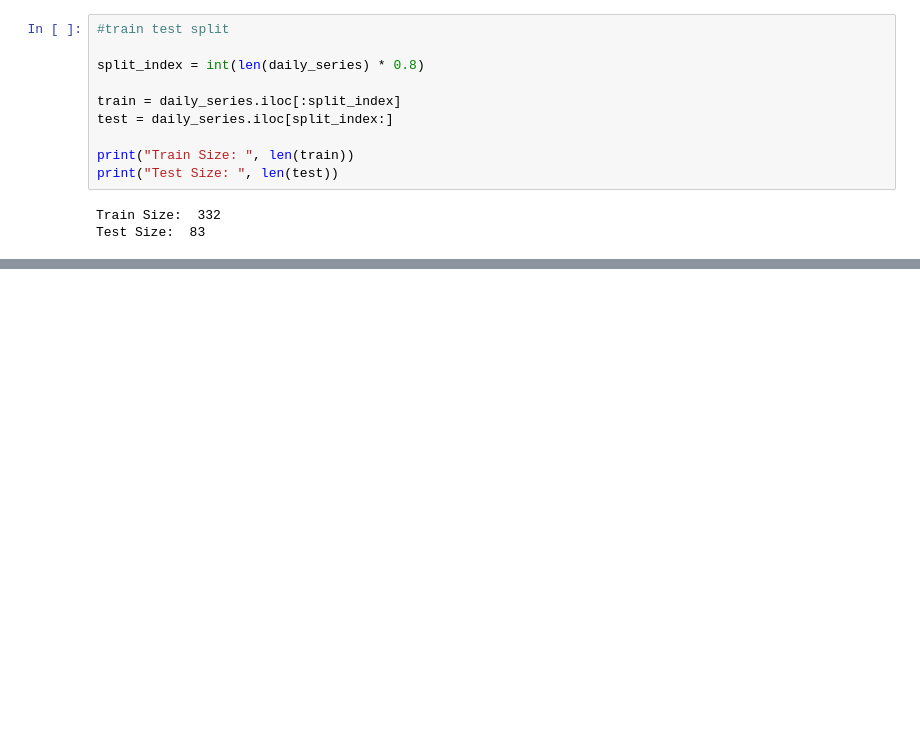
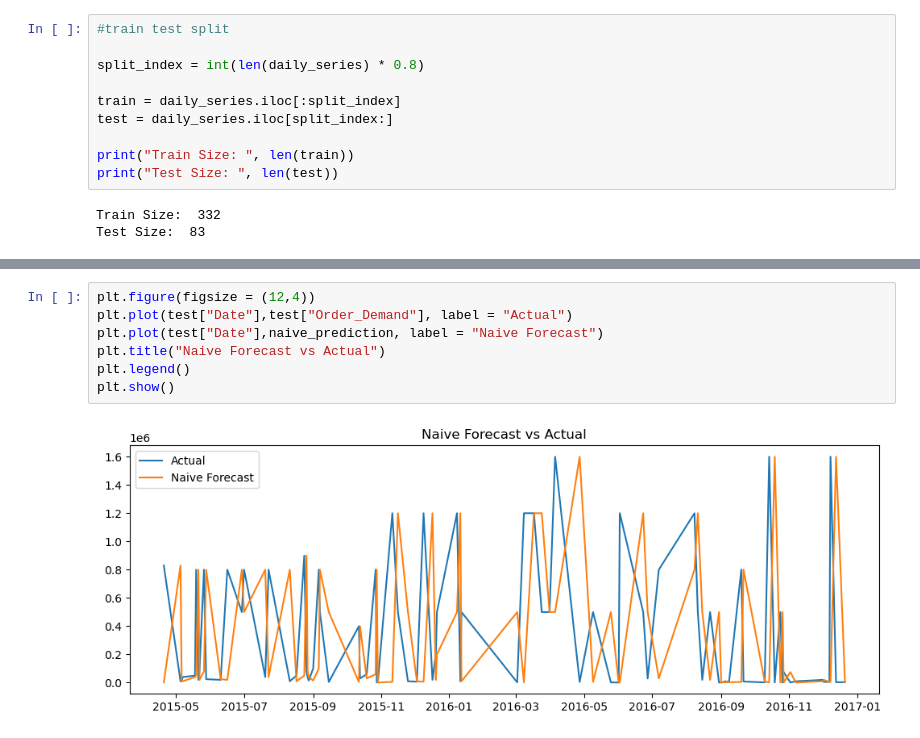
Before and after one commit to Jenish045/drift-aware-demand-forecasting-ml, a Jupyter notebook: notebooks/02_baseline_models.ipynb, the cells around one changed output, grey strips where cells are left out. Cells and saved outputs as stored; diff of their text form; blank space fills up the shorter version.

```diff
--- a/notebooks/02_baseline_models.ipynb
+++ b/notebooks/02_baseline_models.ipynb
@@ -71,0 +89,9 @@ plt.title("Train-Test spli")
+# %%
+plt.figure(figsize = (12,4))
+plt.plot(test["Date"],test["Order_Demand"], label = "Actual")
+plt.plot(test["Date"],naive_prediction, label = "Naive Forecast")
+plt.title("Naive Forecast vs Actual")
+plt.legend()
+plt.show()
+# %% [output]
+[figure, added]
```
Also changed, not shown: parts of 2 cells of this notebook.
